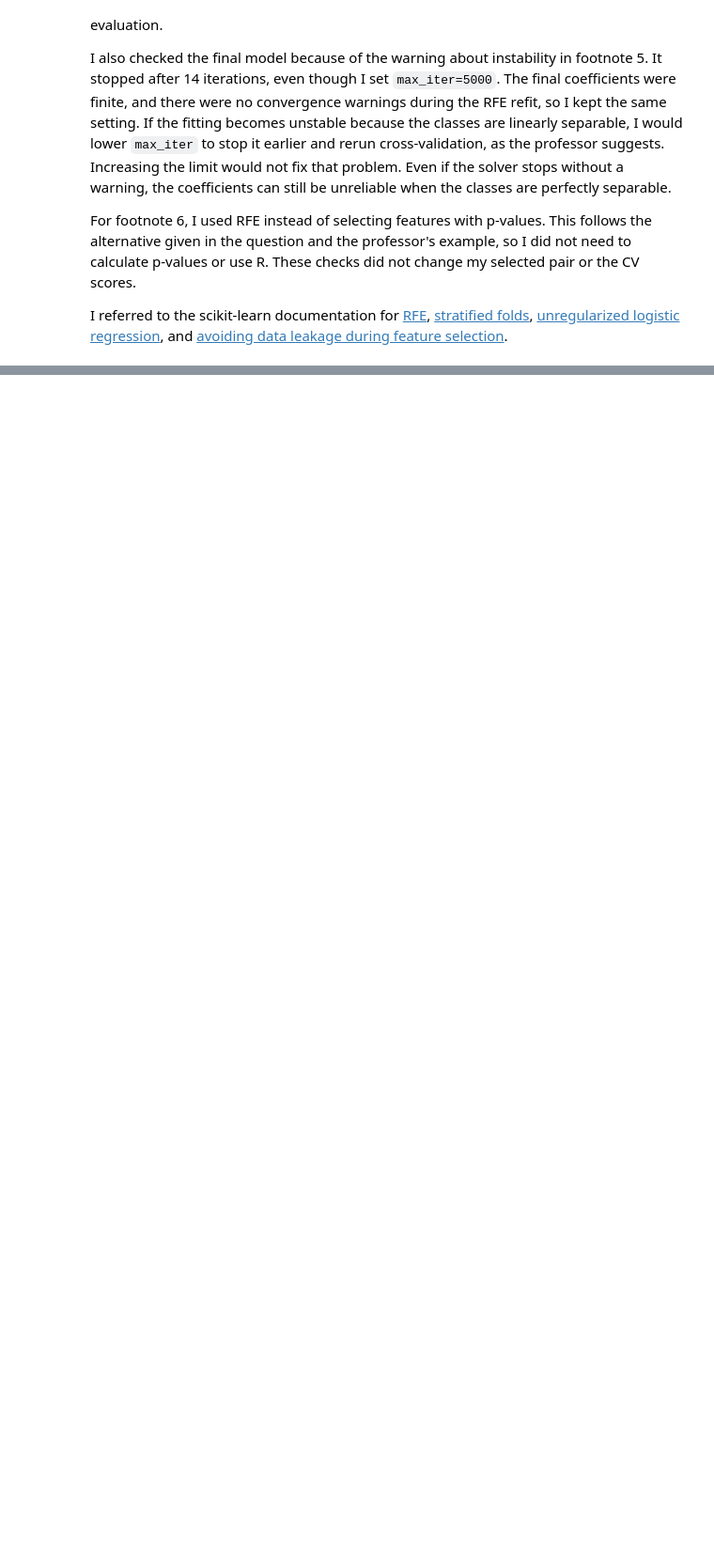
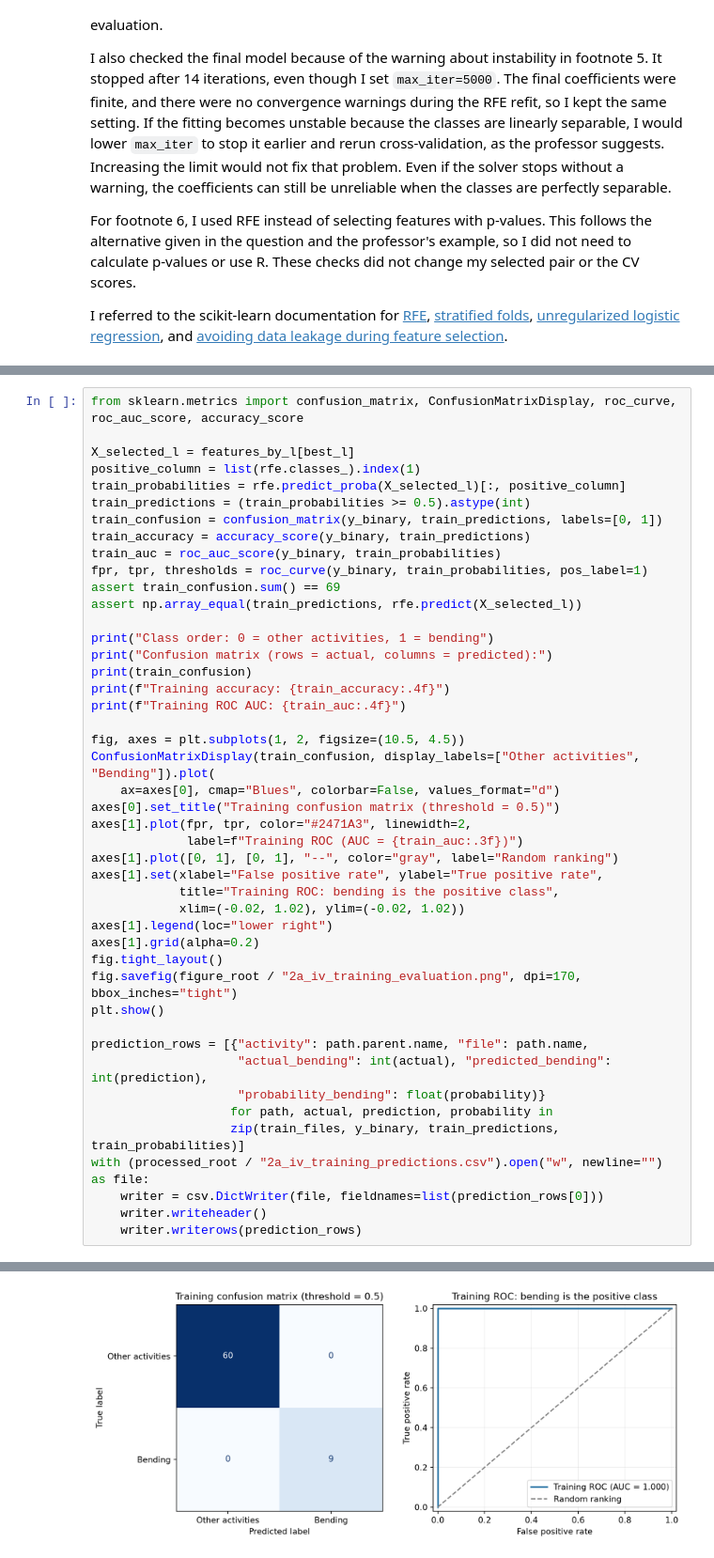
Before and after one commit to nakicool007/HW4-Time-Series-Classification, a Jupyter notebook: notebook/Kumbria_Nakul_HW4.ipynb, the cells around one changed output, grey strips where cells are left out. Shown at 94% size. Saved outputs shown, nothing was run; the diff lists cells and outputs as text; blank space fills up the shorter version.

Commit message:
Answer Question 2(a)(iv) with training evaluation and coefficient diagnostics

```diff
--- a/notebook/Kumbria_Nakul_HW4.ipynb
+++ b/notebook/Kumbria_Nakul_HW4.ipynb
@@ -787,0 +792,46 @@ I referred to the scikit-learn documentation for [RFE](https://scikit-learn.org/
+# %%
+from sklearn.metrics import confusion_matrix, ConfusionMatrixDisplay, roc_curve, roc_auc_score, accuracy_score
+
+X_selected_l = features_by_l[best_l]
+positive_column = list(rfe.classes_).index(1)
+train_probabilities = rfe.predict_proba(X_selected_l)[:, positive_column]
+train_predictions = (train_probabilities >= 0.5).astype(int)
+train_confusion = confusion_matrix(y_binary, train_predictions, labels=[0, 1])
+train_accuracy = accuracy_score(y_binary, train_predictions)
+train_auc = roc_auc_score(y_binary, train_probabilities)
+fpr, tpr, thresholds = roc_curve(y_binary, train_probabilities, pos_label=1)
+assert train_confusion.sum() == 69
+assert np.array_equal(train_predictions, rfe.predict(X_selected_l))
+
+print("Class order: 0 = other activities, 1 = bending")
+print("Confusion matrix (rows = actual, columns = predicted):")
+print(train_confusion)
+print(f"Training accuracy: {train_accuracy:.4f}")
+print(f"Training ROC AUC: {train_auc:.4f}")
+
+fig, axes = plt.subplots(1, 2, figsize=(10.5, 4.5))
+ConfusionMatrixDisplay(train_confusion, display_labels=["Other activities", "Bending"]).plot(
+    ax=axes[0], cmap="Blues", colorbar=False, values_format="d")
+axes[0].set_title("Training confusion matrix (threshold = 0.5)")
+axes[1].plot(fpr, tpr, color="#2471A3", linewidth=2,
+             label=f"Training ROC (AUC = {train_auc:.3f})")
+axes[1].plot([0, 1], [0, 1], "--", color="gray", label="Random ranking")
+axes[1].set(xlabel="False positive rate", ylabel="True positive rate",
+            title="Training ROC: bending is the positive class",
+            xlim=(-0.02, 1.02), ylim=(-0.02, 1.02))
+axes[1].legend(loc="lower right")
+axes[1].grid(alpha=0.2)
+fig.tight_layout()
+fig.savefig(figure_root / "2a_iv_training_evaluation.png", dpi=170, bbox_inches="tight")
+plt.show()
+
+prediction_rows = [{"activity": path.parent.name, "file": path.name,
+                    "actual_bending": int(actual), "predicted_bending": int(prediction),
+                    "probability_bending": float(probability)}
+                   for path, actual, prediction, probability in
+                   zip(train_files, y_binary, train_predictions, train_probabilities)]
+with (processed_root / "2a_iv_training_predictions.csv").open("w", newline="") as file:
+    writer = csv.DictWriter(file, fieldnames=list(prediction_rows[0]))
+    writer.writeheader()
+    writer.writerows(prediction_rows)
+# %% [output]
@@ -787,0 +844 @@ I referred to the scikit-learn documentation for [RFE](https://scikit-learn.org/
+[figure, added]
```
Also changed, not shown: parts of 5 cells of this notebook, 6 other files.
